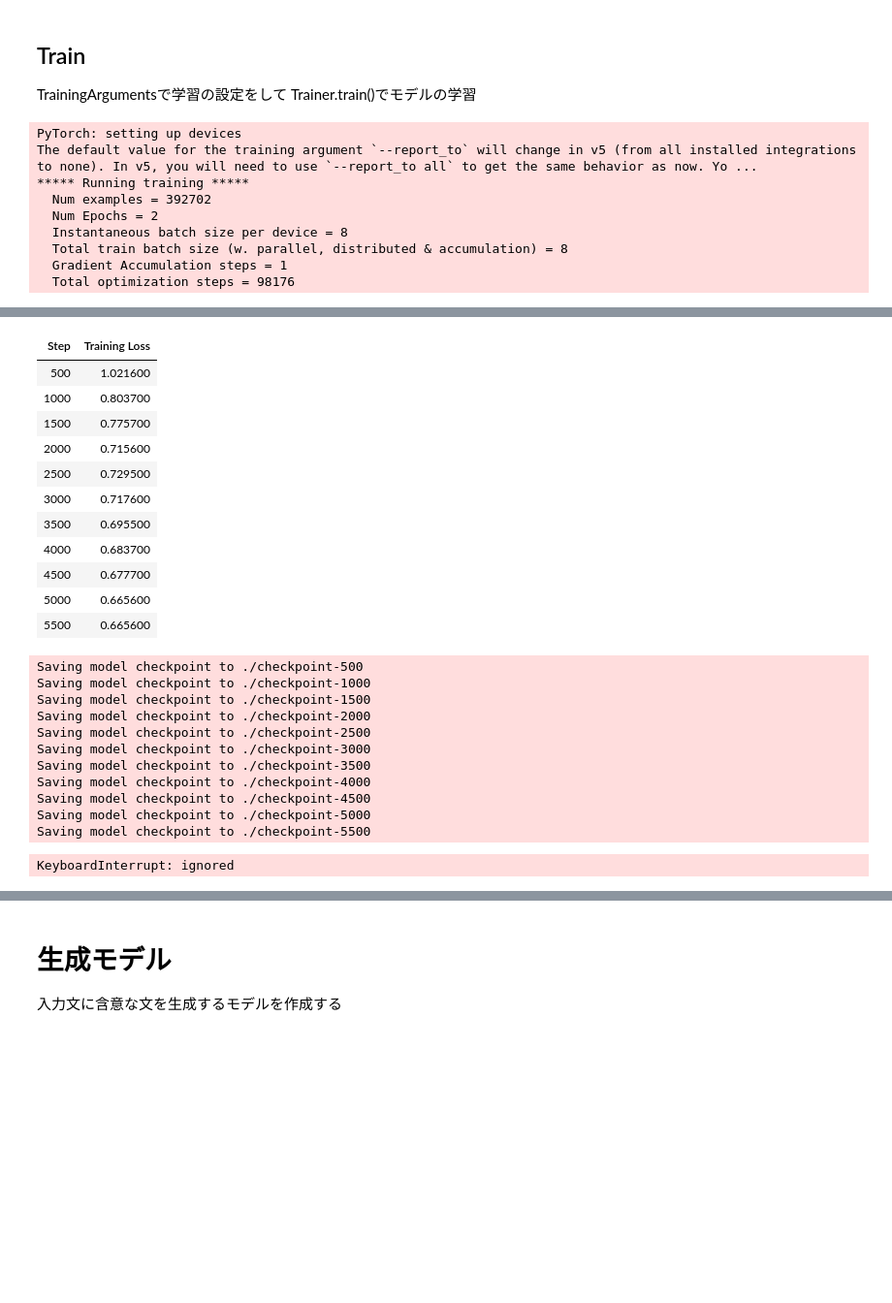
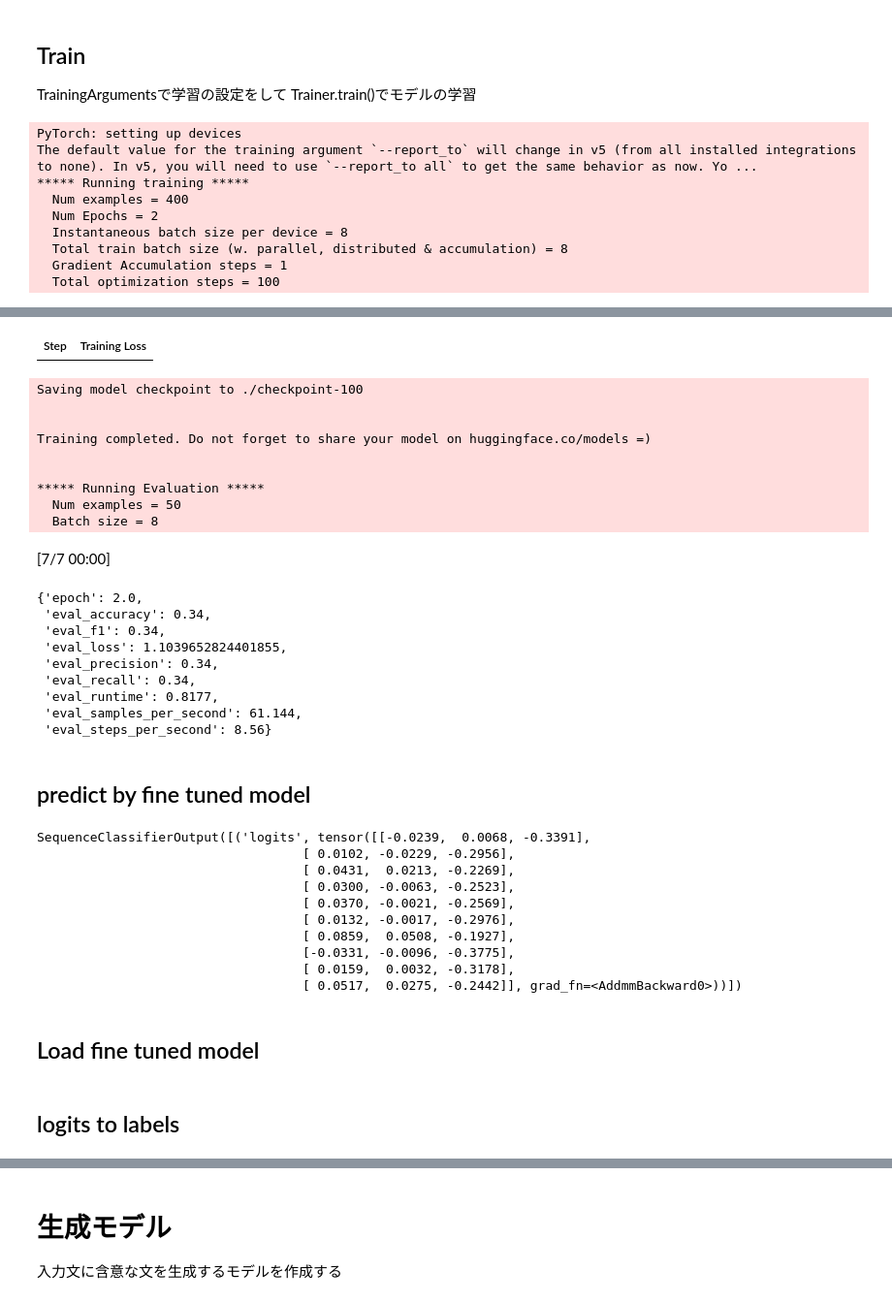
Before and after one commit to Exe-dev/M1-Pytorch-Tutorial, a Jupyter notebook: Pytorch_Tutorial.ipynb, the cells around one changed output, grey strips where cells are left out. Shown at 97% size. Drawn from its saved outputs; the diff is of its cells as text; code cells hidden in the pictures; blank space fills up the shorter version.

Commit message:
add classification predict cell

```diff
--- a/Pytorch_Tutorial.ipynb
+++ b/Pytorch_Tutorial.ipynb
@@ -92,7 +92,7 @@ def tokenize(batch):
 def compute_metrics(pred):
     labels = pred.label_ids
     preds = pred.predictions.argmax(-1)
-    precision, recall, f1, _ = precision_recall_fscore_support(labels, preds, average='binary')
+    precision, recall, f1, _ = precision_recall_fscore_support(labels, preds, average='micro')
     acc = accuracy_score(labels, preds)
     return {
         'accuracy': acc,
@@ -123,8 +117,9 @@ tokenized_datasets = raw_datasets.map(tokenize, batched=True)
 tokenized_datasets = tokenized_datasets.remove_columns(
     ['promptID','pairID', 'premise','premise_binary_parse','premise_parse', 'hypothesis','hypothesis_binary_parse', 'hypothesis_parse','genre']
 )
-train_dataset = tokenized_datasets["train"]
-test_dataset = tokenized_datasets["validation_matched"]
+# データ数が多いと時間かかるので少なくする
+train_dataset = tokenized_datasets["train"].select(range(400))
+test_dataset = tokenized_datasets["validation_matched"].select(range(50))
 train_dataset, test_dataset
 # %% [output]
 Using custom data configuration default
@@ -150,6 +145,8 @@ training_args = TrainingArguments(
     per_device_train_batch_size=8,
     per_device_eval_batch_size=8,
     do_train=True,
+    save_steps=100,
+    eval_steps=50,
     warmup_steps=1000,
     weight_decay=0.01,
     #evaluate_during_training=True,
@@ -169,9 +166,9 @@ trainer.evaluate()
 PyTorch: setting up devices
 The default value for the training argument `--report_to` will change in v5 (from all installed integrations to none). In v5, you will need to use `--report_to all` to get the same behavior as now. Yo ...
 ***** Running training *****
-  Num examples = 392702
+  Num examples = 400
   Num Epochs = 2
   Instantaneous batch size per device = 8
   Total train batch size (w. parallel, distributed & accumulation) = 8
   Gradient Accumulation steps = 1
-  Total optimization steps = 98176
+  Total optimization steps = 100
@@ -179,24 +176,38 @@ The default value for the training argument `--report_to` will change in v5 (fro
 | Step | Training Loss |
-| 500 | 1.021600 |
-| 1000 | 0.803700 |
-| 1500 | 0.775700 |
-| 2000 | 0.715600 |
-| 2500 | 0.729500 |
-| 3000 | 0.717600 |
-| 3500 | 0.695500 |
-| 4000 | 0.683700 |
-| 4500 | 0.677700 |
-| 5000 | 0.665600 |
-| 5500 | 0.665600 |
-Saving model checkpoint to ./checkpoint-500
-Saving model checkpoint to ./checkpoint-1000
-Saving model checkpoint to ./checkpoint-1500
-Saving model checkpoint to ./checkpoint-2000
-Saving model checkpoint to ./checkpoint-2500
-Saving model checkpoint to ./checkpoint-3000
-Saving model checkpoint to ./checkpoint-3500
-Saving model checkpoint to ./checkpoint-4000
-Saving model checkpoint to ./checkpoint-4500
-Saving model checkpoint to ./checkpoint-5000
-Saving model checkpoint to ./checkpoint-5500
+Saving model checkpoint to ./checkpoint-100
+
+
+Training completed. Do not forget to share your model on huggingface.co/models =)
+
+
+***** Running Evaluation *****
+  Num examples = 50
+  Batch size = 8
+[7/7 00:00]
-KeyboardInterrupt: ignored
+{'epoch': 2.0,
+ 'eval_accuracy': 0.34,
+ 'eval_f1': 0.34,
+ 'eval_loss': 1.1039652824401855,
+ 'eval_precision': 0.34,
+ 'eval_recall': 0.34,
+ 'eval_runtime': 0.8177,
+ 'eval_samples_per_second': 61.144,
+ 'eval_steps_per_second': 8.56}
+# %% [markdown]
+## predict by fine tuned model
+# %%
+pred = classification_model(torch.tensor(test_dataset["input_ids"][0:10]))
+pred
+# %% [output]
+SequenceClassifierOutput([('logits', tensor([[-0.0239,  0.0068, -0.3391],
+                                   [ 0.0102, -0.0229, -0.2956],
+                                   [ 0.0431,  0.0213, -0.2269],
+                                   [ 0.0300, -0.0063, -0.2523],
+                                   [ 0.0370, -0.0021, -0.2569],
+                                   [ 0.0132, -0.0017, -0.2976],
+                                   [ 0.0859,  0.0508, -0.1927],
+                                   [-0.0331, -0.0096, -0.3775],
+                                   [ 0.0159,  0.0032, -0.3178],
+                                   [ 0.0517,  0.0275, -0.2442]], grad_fn=<AddmmBackward0>))])
+# %% [markdown]
+## Load fine tuned model
@@ -202,0 +217,2 @@ KeyboardInterrupt: ignored
+# %% [markdown]
+## logits to labels
```
Also changed, not shown: parts of 11 cells of this notebook.
